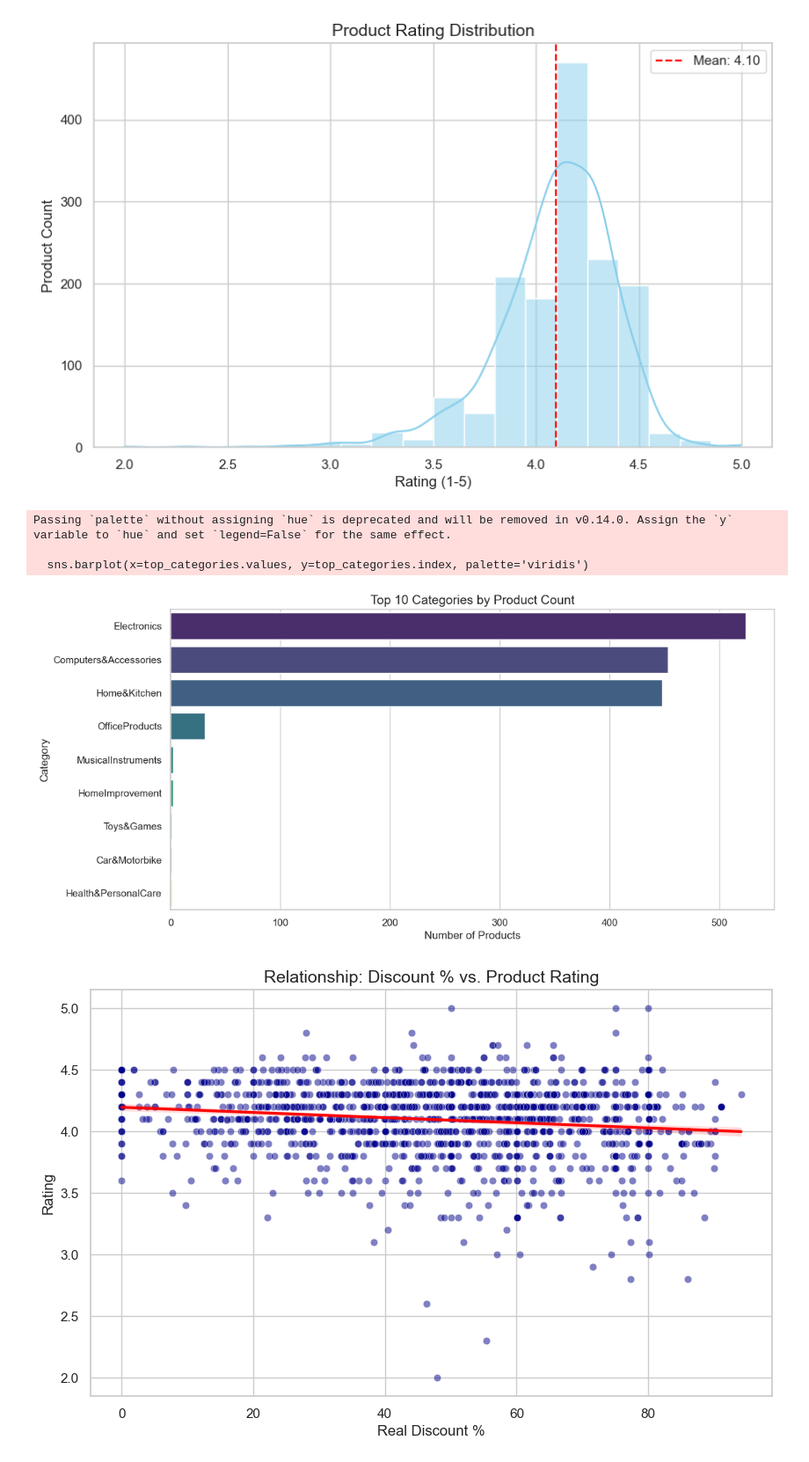
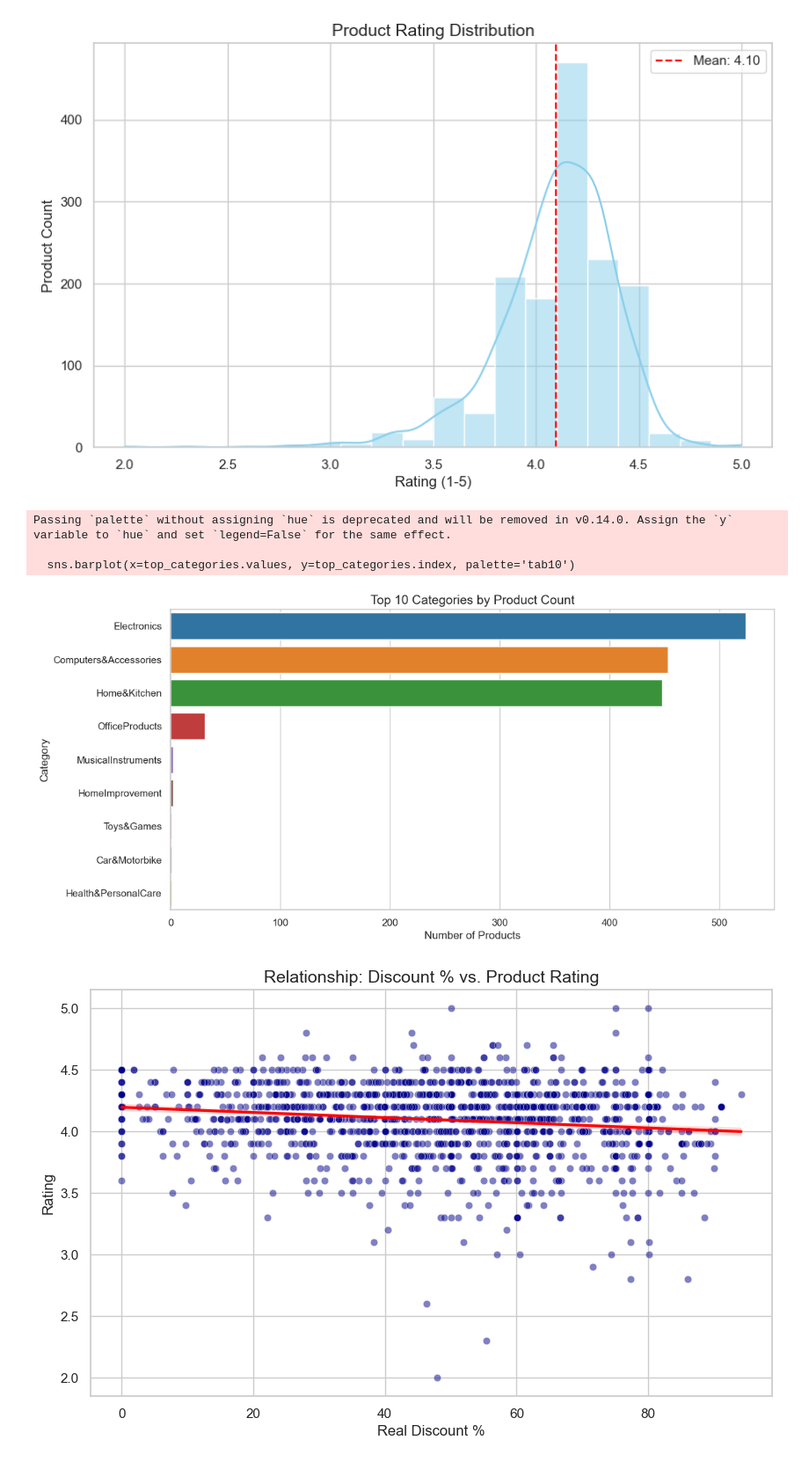
Before and after one commit to Gainciarte/data_analysis_projects, a Jupyter notebook: python/01_sales_eda/01_sales_eda.ipynb, the cells around one changed output. Shown at 88% size. Drawn from its saved outputs; the diff is of its cells as text; code cells hidden in the pictures.

```diff
--- a/python/01_sales_eda/01_sales_eda.ipynb
+++ b/python/01_sales_eda/01_sales_eda.ipynb
@@ -208,26 +195,26 @@ plt.show()
 # %%
 # ==========================================
 # MAIN CATEGORY ANALYSIS
 # ==========================================
 
 # Extract the primary category (before the first '|')
 df['main_category'] = df['category'].str.split('|').str[0]
 
 # Count product frequency per main category
 top_categories = df['main_category'].value_counts().head(10)
 
 plt.figure(figsize=(12, 6))
-sns.barplot(x=top_categories.values, y=top_categories.index, palette='viridis')
+sns.barplot(x=top_categories.values, y=top_categories.index, palette='tab10')
 
 plt.title('Top 10 Categories by Product Count', fontsize=14)
 plt.xlabel('Number of Products', fontsize=12)
 plt.ylabel('Category', fontsize=12)
 plt.show()
 # %% [output]
 Passing `palette` without assigning `hue` is deprecated and will be removed in v0.14.0. Assign the `y` variable to `hue` and set `legend=False` for the same effect.
 
-  sns.barplot(x=top_categories.values, y=top_categories.index, palette='viridis')
+  sns.barplot(x=top_categories.values, y=top_categories.index, palette='tab10')
-[figure, old version]
+[figure, new version]
 # %%
 # ==========================================
 # CORRELATION: DISCOUNT VS. RATING
```
Also changed, not shown: parts of 4 cells of this notebook, 2 other files.
